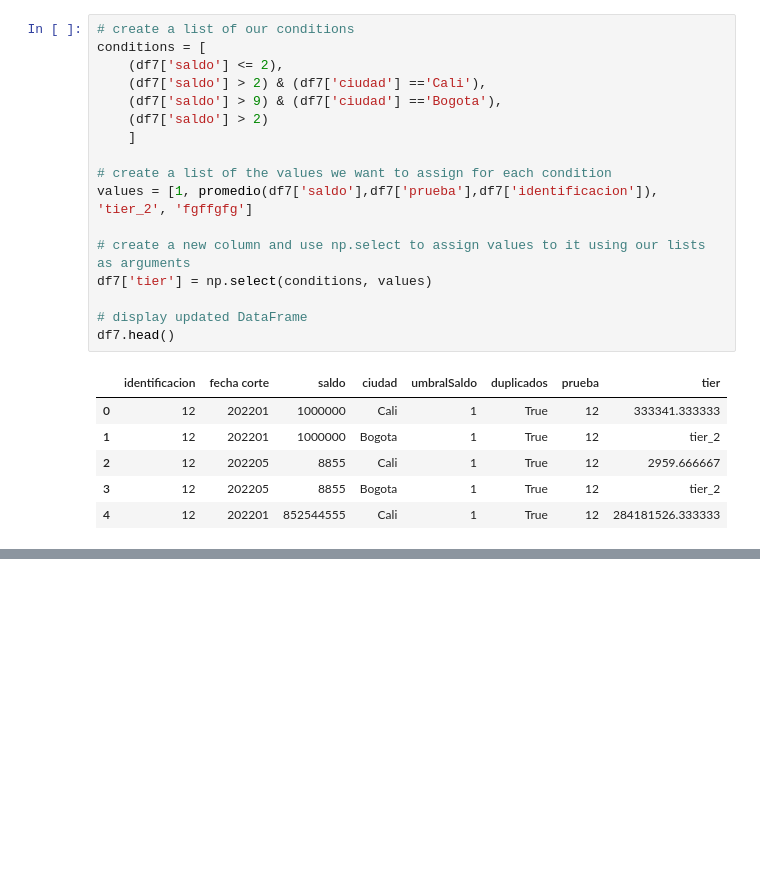
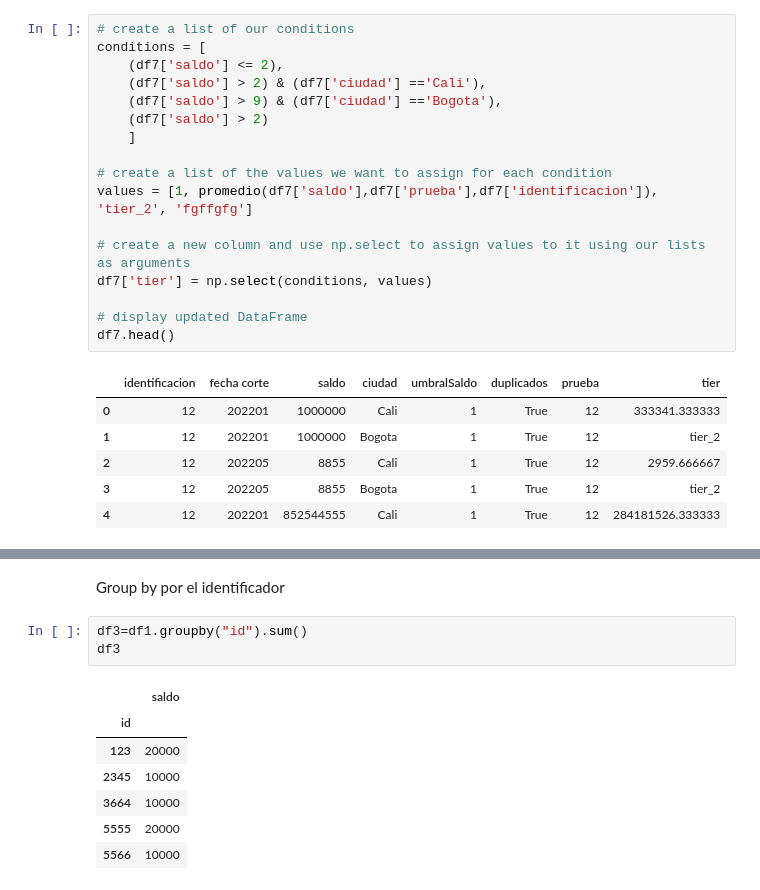
Before and after one commit to EdFlo15/notebooks, a Jupyter notebook: generalidades python.ipynb, the cells around one changed output, grey strips where cells are left out. Saved outputs shown, nothing was run; the diff lists cells and outputs as text; blank space fills up the shorter version.

```diff
--- a/generalidades python.ipynb
+++ b/generalidades python.ipynb
@@ -1157,0 +1190,13 @@ df7.head()
+# %% [markdown]
+Group by por el identificador
+# %%
+df3=df1.groupby("id").sum()
+df3
+# %% [output]
+|  | saldo |
+| id |  |
+| 123 | 20000 |
+| 2345 | 10000 |
+| 3664 | 10000 |
+| 5555 | 20000 |
+| 5566 | 10000 |
```
Also changed, not shown: parts of 14 cells of this notebook.
